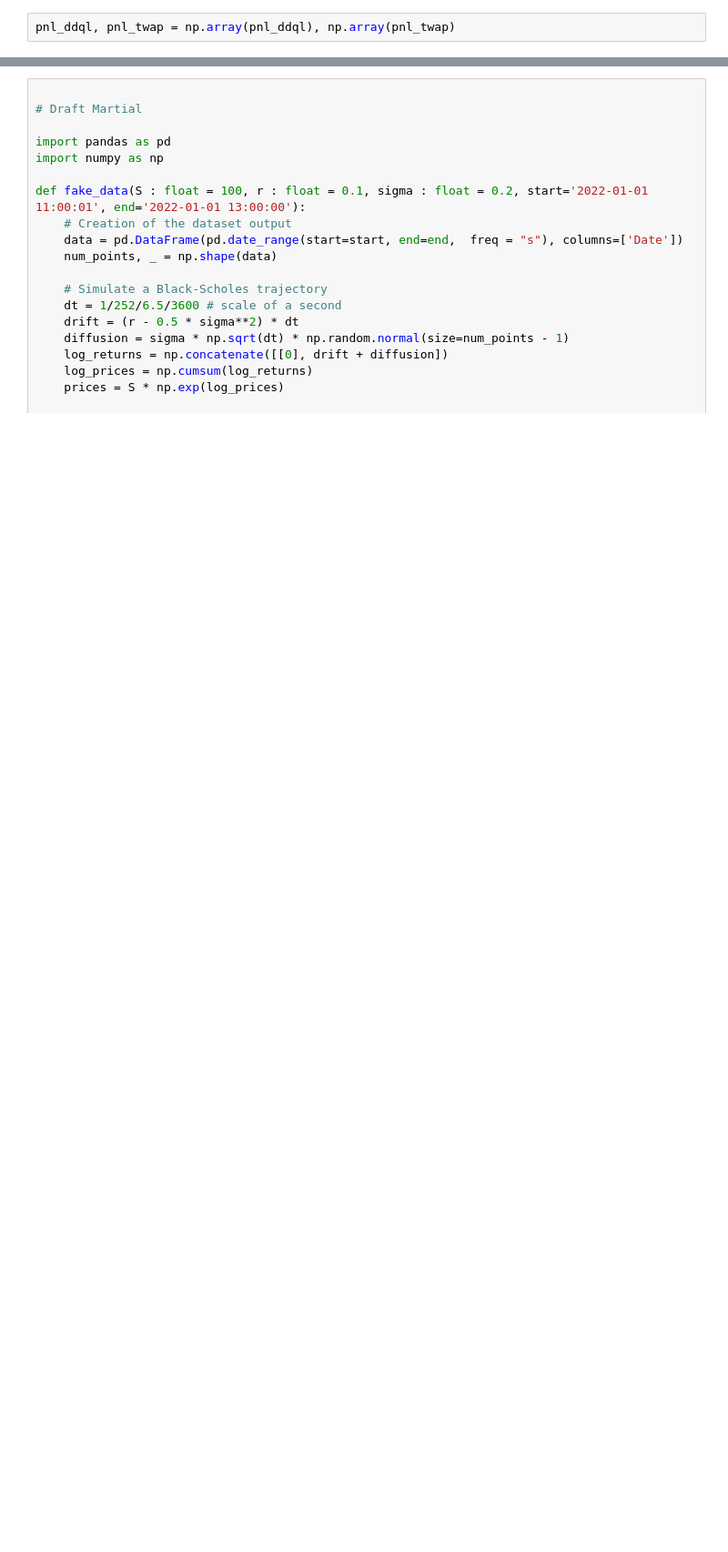
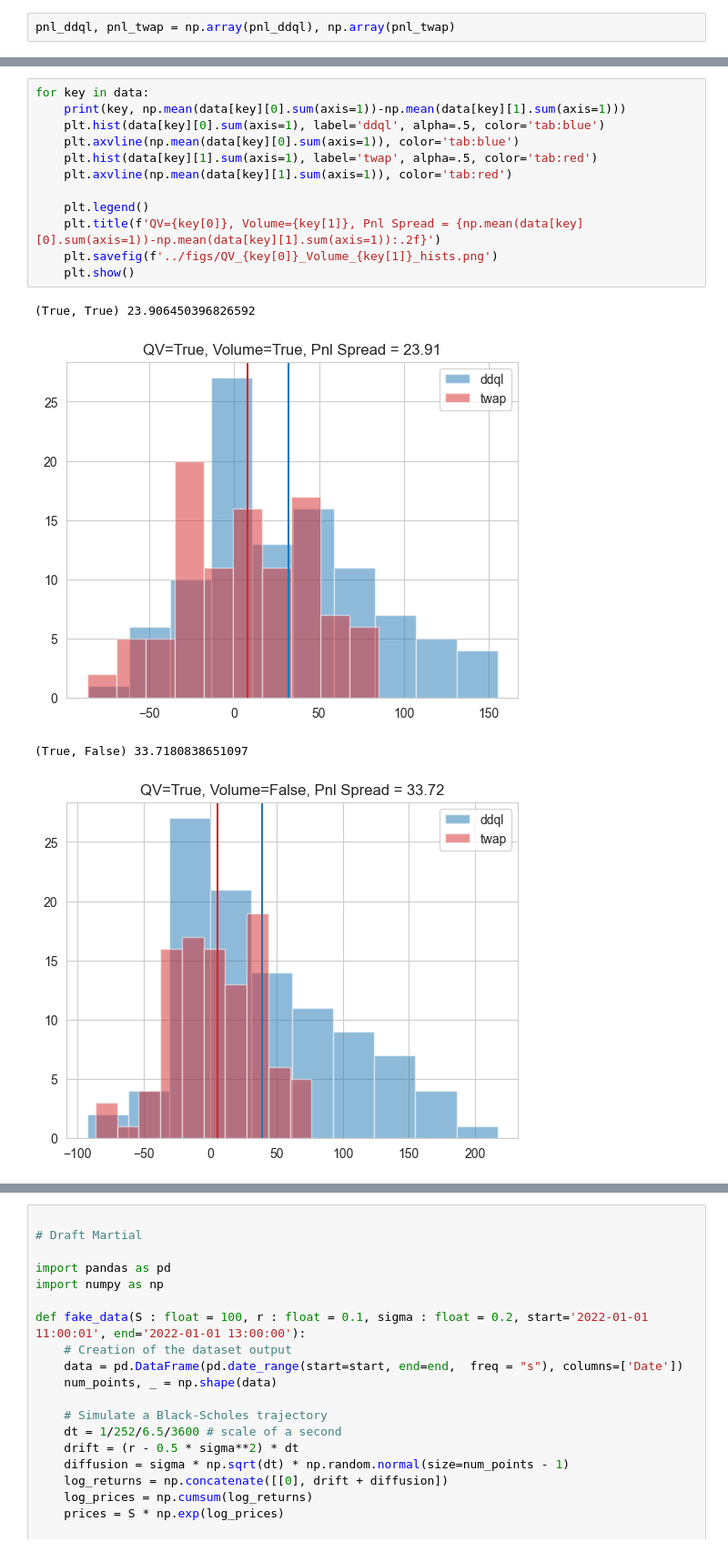
Before and after one commit to g0bel1n/DDQL-optimal-execution, a Jupyter notebook: notebooks/draft.ipynb, the cells around one changed output, grey strips where cells are left out. Shown at 91% size. Drawn from its saved outputs; the diff is of its cells as text; blank space fills up the shorter version.

```diff
--- a/notebooks/draft.ipynb
+++ b/notebooks/draft.ipynb
@@ -128,0 +200,17 @@ np.mean(pnl_twap.sum(axis=1))-np.mean(pnl_ddql.sum(axis=1))
+# %%
+for key in data:
+    print(key, np.mean(data[key][0].sum(axis=1))-np.mean(data[key][1].sum(axis=1)))
+    plt.hist(data[key][0].sum(axis=1), label='ddql', alpha=.5, color='tab:blue')
+    plt.axvline(np.mean(data[key][0].sum(axis=1)), color='tab:blue')
+    plt.hist(data[key][1].sum(axis=1), label='twap', alpha=.5, color='tab:red')
+    plt.axvline(np.mean(data[key][1].sum(axis=1)), color='tab:red')
+
+    plt.legend()
+    plt.title(f'QV={key[0]}, Volume={key[1]}, Pnl Spread = {np.mean(data[key][0].sum(axis=1))-np.mean(data[key][1].sum(axis=1)):.2f}')
+    plt.savefig(f'../figs/QV_{key[0]}_Volume_{key[1]}_hists.png')
+    plt.show()
+# %% [output]
+(True, True) 23.906450396826592
+[figure, added]
+(True, False) 33.7180838651097
+[figure, added]
```
Also changed, not shown: parts of 10 cells of this notebook, 15 other files.
